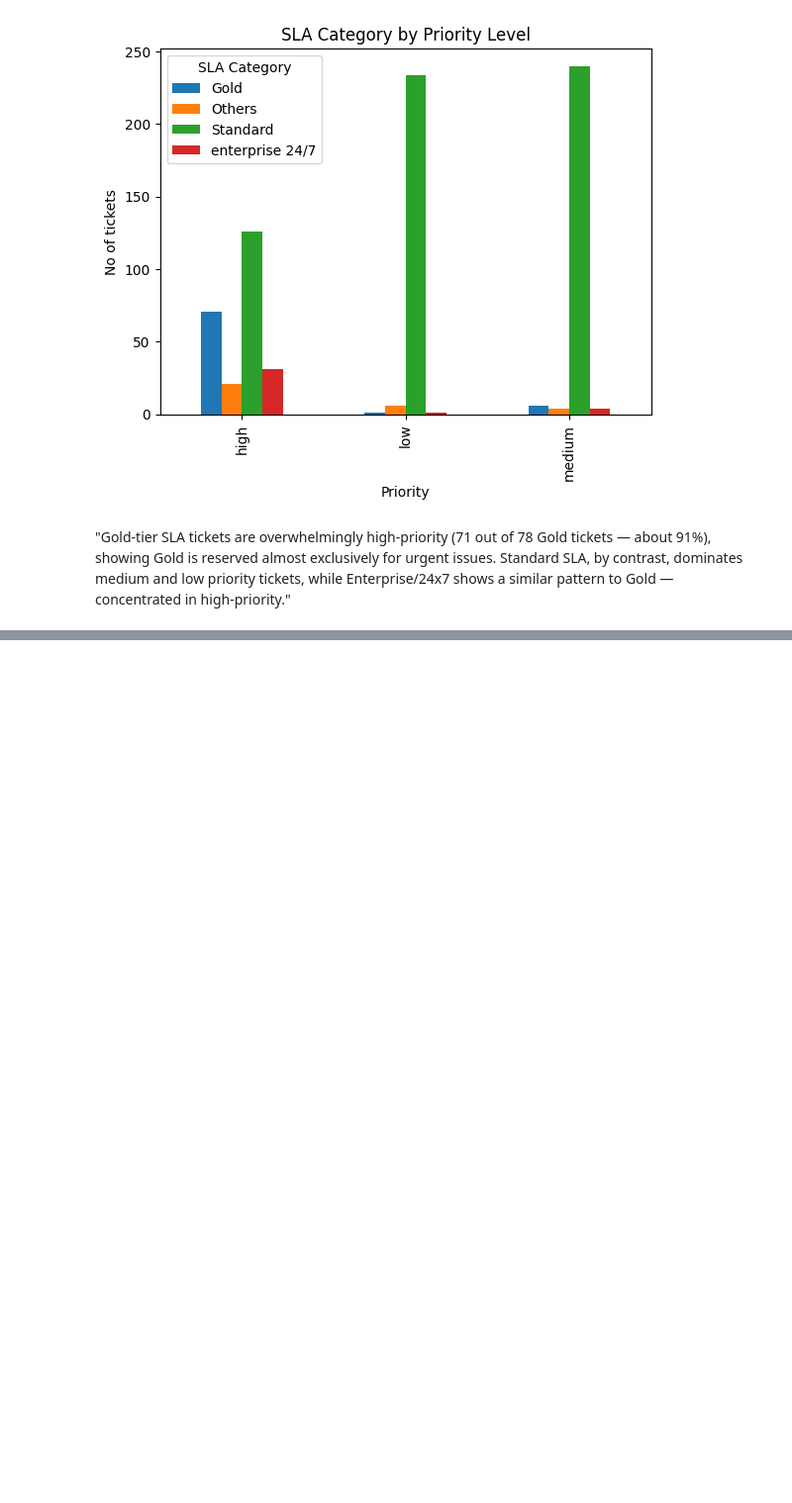
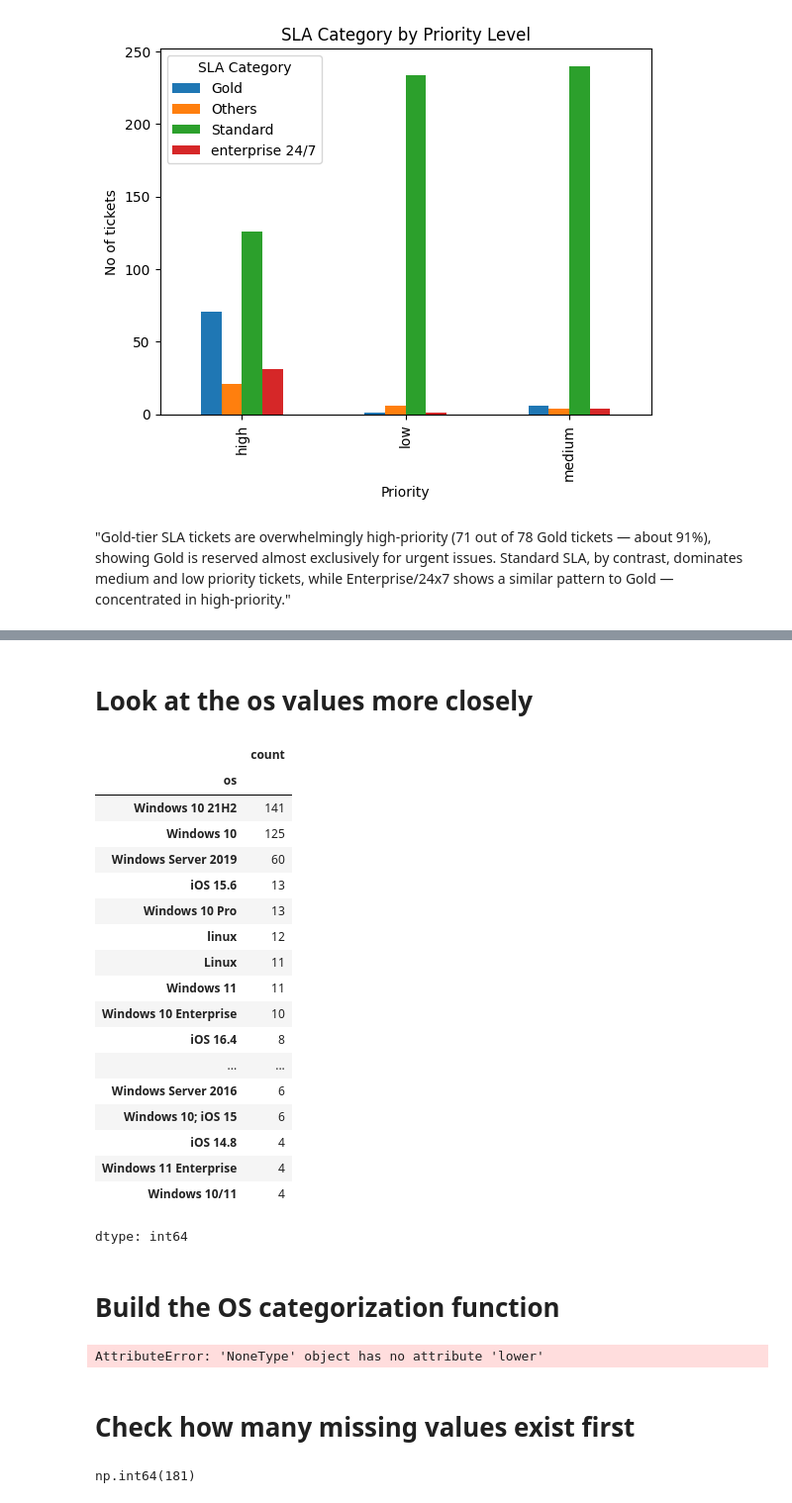
Before and after one commit to ashitasingh1230-commits/IT_support_ticket_analysis, a Jupyter notebook: 01_sla_cleaning.ipynb, the cells around one changed output, grey strips where cells are left out. Shown at 99% size. Cells and saved outputs as stored; diff of their text form; code cells hidden in the pictures; blank space fills up the shorter version.

```diff
--- a/01_sla_cleaning.ipynb
+++ b/01_sla_cleaning.ipynb
@@ -394,0 +397,6 @@ plt.show()
+# %%
+df['os']=df['ticket_parsed'].apply(lambda x : x['environment']['os'])
+df['platform']=df['ticket_parsed'].apply(lambda x :x['environment']['platform'])
+df['region']=df['ticket_parsed'].apply(lambda x: x['environment']['region'])
+df['user_group']=df['ticket_parsed'].apply(lambda x:x['environment']['user_group'])
+df[['os','platform','region','user_group']].head()
@@ -394,0 +435,53 @@ plt.show()
+# %% [markdown]
+# **Look at the os values more closely**
+# %%
+df['os'].value_counts().head(20)
+# %% [output]
+|  | count |
+| os |  |
+| Windows 10 21H2 | 141 |
+| Windows 10 | 125 |
+| Windows Server 2019 | 60 |
+| iOS 15.6 | 13 |
+| Windows 10 Pro | 13 |
+| linux | 12 |
+| Linux | 11 |
+| Windows 11 | 11 |
+| Windows 10 Enterprise | 10 |
+| iOS 16.4 | 8 |
+| ... | ... |
+| Windows Server 2016 | 6 |
+| Windows 10; iOS 15 | 6 |
+| iOS 14.8 | 4 |
+| Windows 11 Enterprise | 4 |
+| Windows 10/11 | 4 |
+dtype: int64
+# %% [markdown]
+# **Build the OS categorization function**
+# %%
+def categorise_os(text):
+  text=text.lower()
+  if ';' in text or '/' in text or 'mixed' in text or 'various' in text :
+    return 'Mixed'
+  elif 'server' in text :
+    return 'Server'
+  elif 'ios' in text :
+    return 'ios'
+  elif 'windows' in text:
+    return 'Windows'
+  elif 'android' in text :
+    return 'Android'
+  elif 'linux' in text or 'macos' in text:
+    return 'Linux/Macos'
+  else:
+    return 'Others'
+df['os_category']=df['os'].apply(categorise_os)
+df['os_category'].value_counts()
+# %% [output]
+AttributeError: 'NoneType' object has no attribute 'lower'
+# %% [markdown]
+# **Check how many missing values exist first**
+# %%
+df['os'].isna().sum()
+# %% [output]
+np.int64(181)
```
Also changed, not shown: parts of 26 cells of this notebook.
